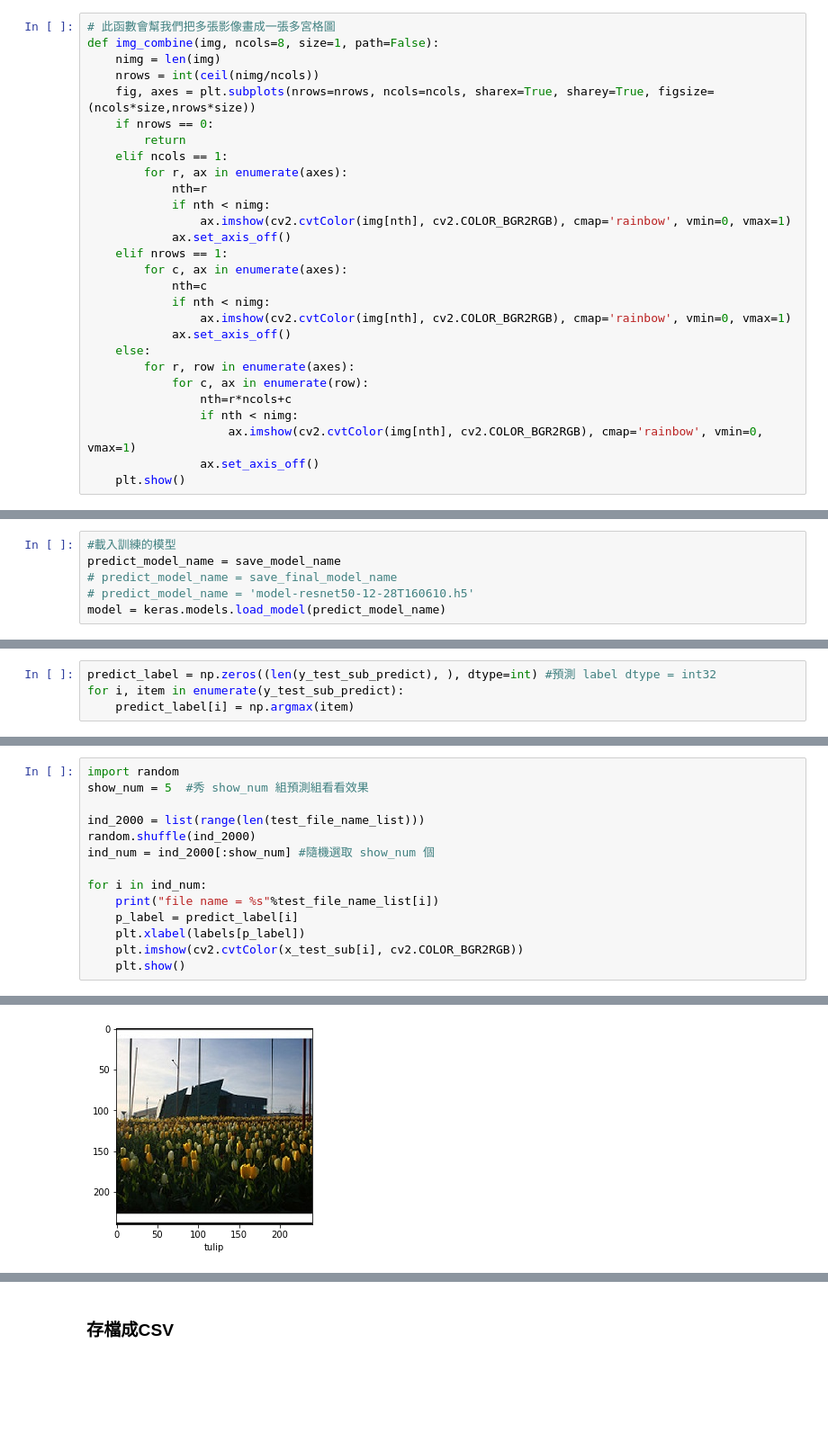
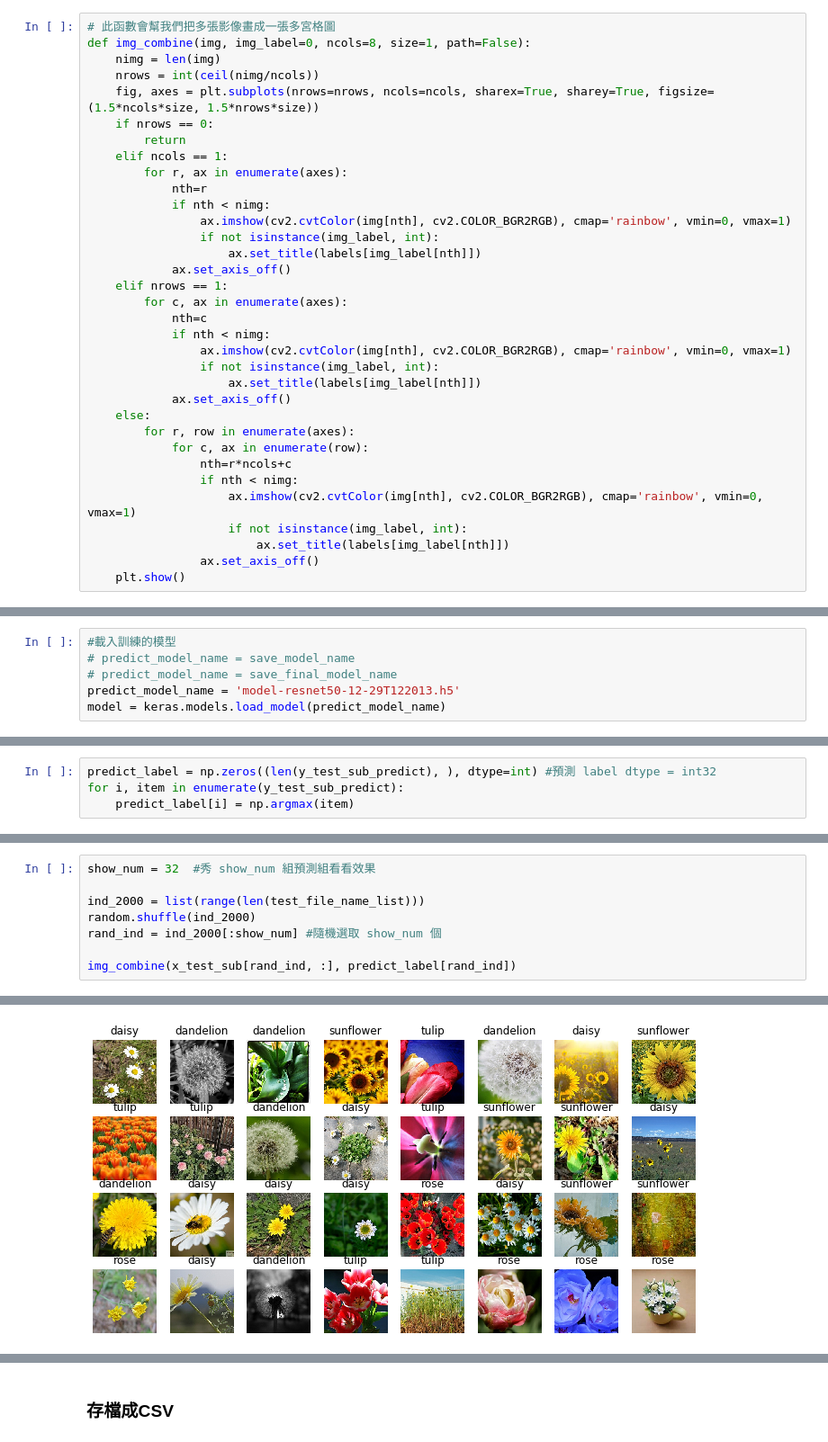
Before and after one commit to kung-bill/3rd-ML100Days, a Jupyter notebook: homework/Day_101_FinalExam.ipynb, the cells around one changed output, grey strips where cells are left out. Shown at 90% size. Drawn from its saved outputs; the diff is of its cells as text; blank space fills up the shorter version.

```diff
--- a/homework/Day_101_FinalExam.ipynb
+++ b/homework/Day_101_FinalExam.ipynb
@@ -182,10 +183,10 @@ print(np.amax(x_val[0]))
 print(np.amax(test_dict[tf_name]))
 # %%
 # 此函數會幫我們把多張影像畫成一張多宮格圖
-def img_combine(img, ncols=8, size=1, path=False):
+def img_combine(img, img_label=0, ncols=8, size=1, path=False):
     nimg = len(img)
     nrows = int(ceil(nimg/ncols))
-    fig, axes = plt.subplots(nrows=nrows, ncols=ncols, sharex=True, sharey=True, figsize=(ncols*size,nrows*size))
+    fig, axes = plt.subplots(nrows=nrows, ncols=ncols, sharex=True, sharey=True, figsize=(1.5*ncols*size, 1.5*nrows*size))
     if nrows == 0:
         return
     elif ncols == 1:
@@ -193,12 +194,16 @@ def img_combine(img, ncols=8, size=1, path=False):
             nth=r
             if nth < nimg:
                 ax.imshow(cv2.cvtColor(img[nth], cv2.COLOR_BGR2RGB), cmap='rainbow', vmin=0, vmax=1)
+                if not isinstance(img_label, int):
+                    ax.set_title(labels[img_label[nth]])
             ax.set_axis_off()
     elif nrows == 1:
         for c, ax in enumerate(axes):
             nth=c
             if nth < nimg:
                 ax.imshow(cv2.cvtColor(img[nth], cv2.COLOR_BGR2RGB), cmap='rainbow', vmin=0, vmax=1)
+                if not isinstance(img_label, int):
+                    ax.set_title(labels[img_label[nth]])
             ax.set_axis_off()
     else:
         for r, row in enumerate(axes):
@@ -206,5 +211,7 @@ def img_combine(img, ncols=8, size=1, path=False):
                 nth=r*ncols+c
                 if nth < nimg:
                     ax.imshow(cv2.cvtColor(img[nth], cv2.COLOR_BGR2RGB), cmap='rainbow', vmin=0, vmax=1)
+                    if not isinstance(img_label, int):
+                        ax.set_title(labels[img_label[nth]])
                 ax.set_axis_off()
     plt.show()
@@ -517,7 +435,7 @@ plt.show()
 * 注意 id 順序不一定要按照 sample_submission 的順序，id 與 predict label 可對應即可!
 # %%
 #載入訓練的模型
-predict_model_name = save_model_name
+# predict_model_name = save_model_name
 # predict_model_name = save_final_model_name
-# predict_model_name = 'model-resnet50-12-28T160610.h5'
+predict_model_name = 'model-resnet50-12-29T122013.h5'
 model = keras.models.load_model(predict_model_name)
@@ -578,15 +507,9 @@ print(predict_label)
 # %%
-import random
-show_num = 5  #秀 show_num 組預測組看看效果
+show_num = 32  #秀 show_num 組預測組看看效果
 
 ind_2000 = list(range(len(test_file_name_list)))
 random.shuffle(ind_2000)
-ind_num = ind_2000[:show_num] #隨機選取 show_num 個
+rand_ind = ind_2000[:show_num] #隨機選取 show_num 個
 
-for i in ind_num:
-    print("file name = %s"%test_file_name_list[i])
-    p_label = predict_label[i]
-    plt.xlabel(labels[p_label])
-    plt.imshow(cv2.cvtColor(x_test_sub[i], cv2.COLOR_BGR2RGB))
-    plt.show()
+img_combine(x_test_sub[rand_ind, :], predict_label[rand_ind])
 # %% [output]
@@ -594 +516 @@ file name = 1a58dfd985f8e4e9e9415b5bc07bc9b5
-[figure, old version]
+[figure, new version]
```
Also changed, not shown: parts of 19 cells of this notebook.
